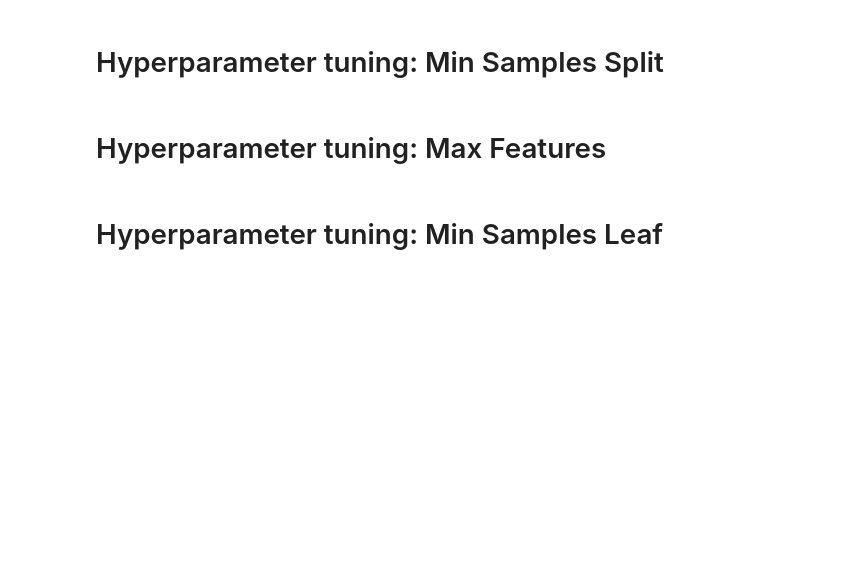
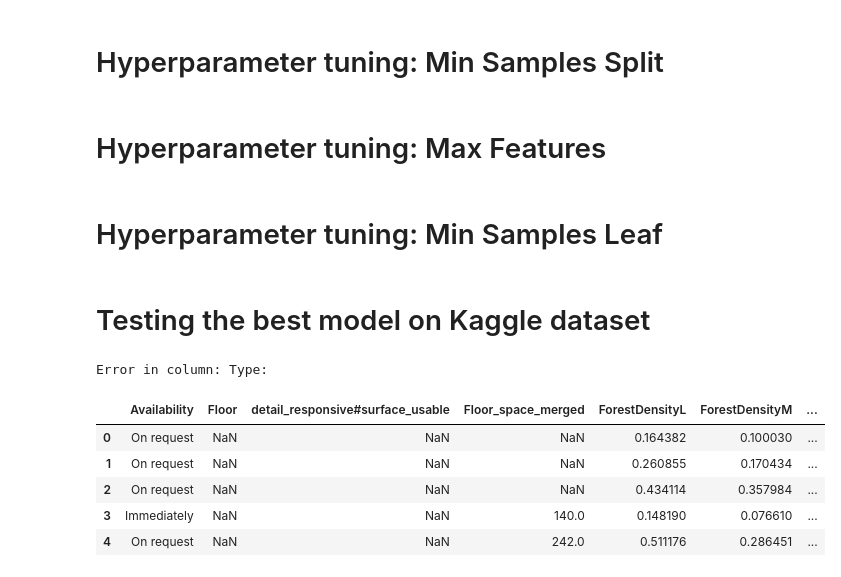
Before and after one commit to staldenhoefler/immo_challenge, a Jupyter notebook: notebooks/RandomForest.ipynb, the cells around one changed output. Saved outputs shown, nothing was run; the diff lists cells and outputs as text; code cells hidden in the pictures; blank space fills up the shorter version.

Commit message:
- prediction on kaggle data with randomforrest

```diff
--- a/notebooks/RandomForest.ipynb
+++ b/notebooks/RandomForest.ipynb
@@ -523,3 +568,23 @@ plt.title('Train vs Test MAPE Scores for Random Forest')
 plt.legend()
 plt.grid(True)
 plt.show()
+# %% [markdown]
+# Testing the best model on Kaggle dataset
+# %%
+df_kaggle = dp.prepare_kaggle_dataset(
+    filePath="../data/test_data-Kaggle-v0.11.csv",
+    imputer=None,
+    normalizeAndStandardize= False,
+    get_dummies = False
+)
+# %% [output]
+Error in column: Type:
+# %%
+df_kaggle.head()
+# %% [output]
+|  | Availability | Floor | detail_responsive#surface_usable | Floor_space_merged | ForestDensityL | ForestDensityM | ... |
+| 0 | On request | NaN | NaN | NaN | 0.164382 | 0.100030 | ... |
+| 1 | On request | NaN | NaN | NaN | 0.260855 | 0.170434 | ... |
+| 2 | On request | NaN | NaN | NaN | 0.434114 | 0.357984 | ... |
+| 3 | Immediately | NaN | NaN | 140.0 | 0.148190 | 0.076610 | ... |
+| 4 | On request | NaN | NaN | 242.0 | 0.511176 | 0.286451 | ... |
```
Also changed, not shown: parts of 18 cells of this notebook.
